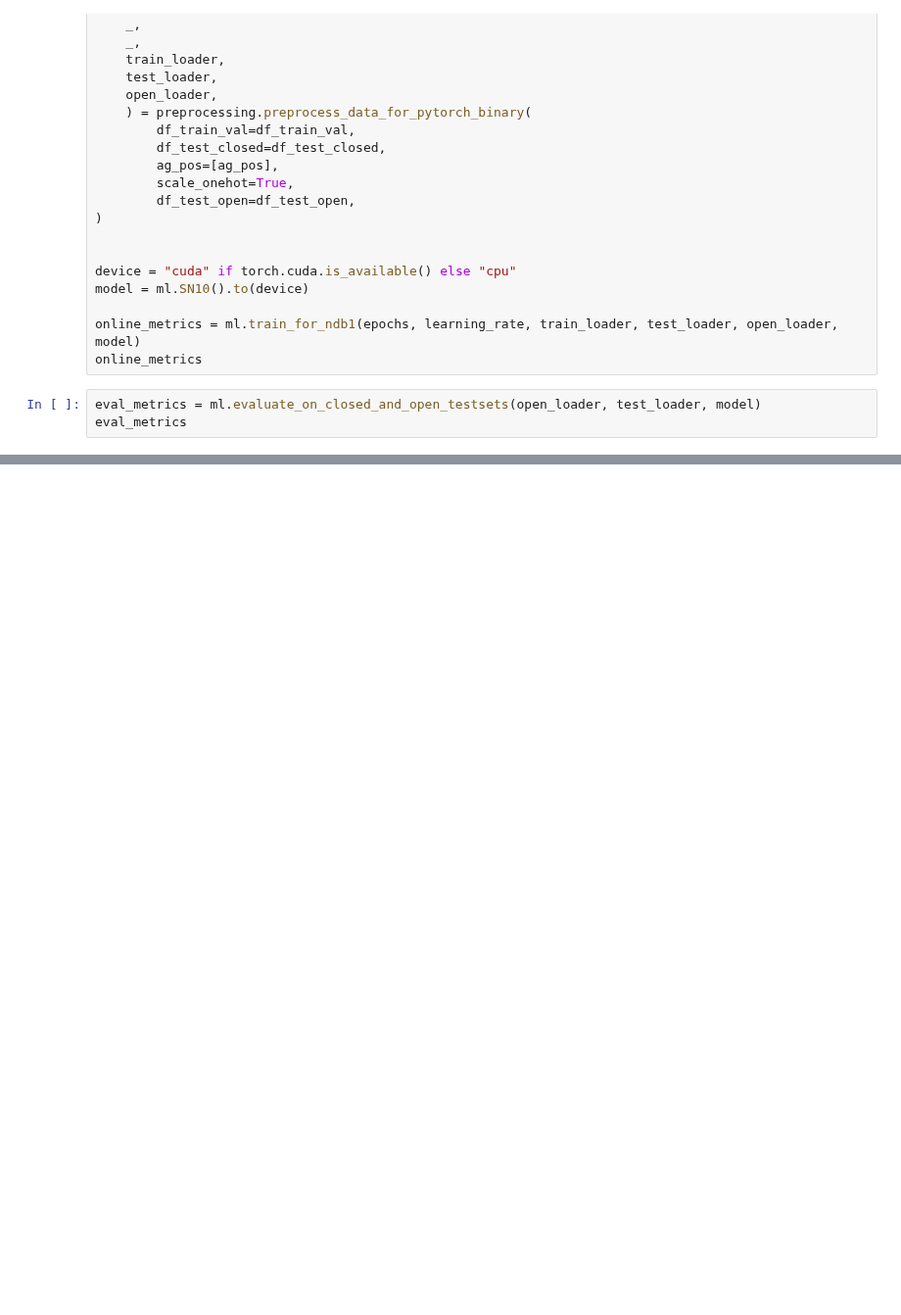
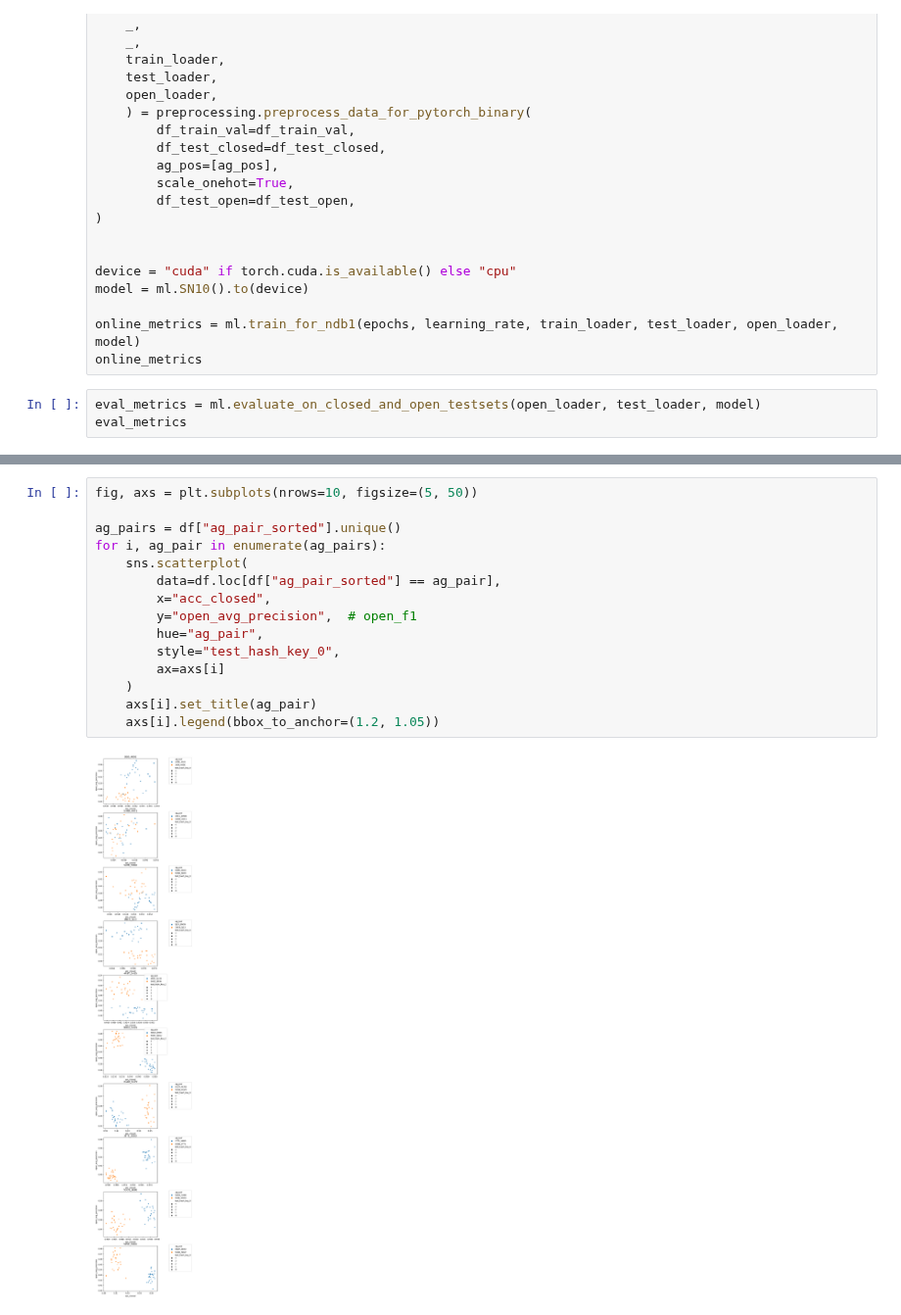
Before and after one commit to csi-greifflab/negative-class-optimization, a Jupyter notebook: notebooks/11_NDB1_Analysis.ipynb, the cells around one changed output, grey strips where cells are left out. Shown at 98% size. Saved outputs shown, nothing was run; the diff lists cells and outputs as text; blank space fills up the shorter version.

```diff
--- a/notebooks/11_NDB1_Analysis.ipynb
+++ b/notebooks/11_NDB1_Analysis.ipynb
@@ -273,0 +327,17 @@ eval_metrics
+# %%
+fig, axs = plt.subplots(nrows=10, figsize=(5, 50))
+
+ag_pairs = df["ag_pair_sorted"].unique()
+for i, ag_pair in enumerate(ag_pairs):
+    sns.scatterplot(
+        data=df.loc[df["ag_pair_sorted"] == ag_pair],
+        x="acc_closed",
+        y="open_avg_precision",  # open_f1
+        hue="ag_pair",
+        style="test_hash_key_0",
+        ax=axs[i]
+    )
+    axs[i].set_title(ag_pair)
+    axs[i].legend(bbox_to_anchor=(1.2, 1.05))
+# %% [output]
+[figure, added]
```
Also changed, not shown: parts of 7 cells of this notebook, 21 other files.
